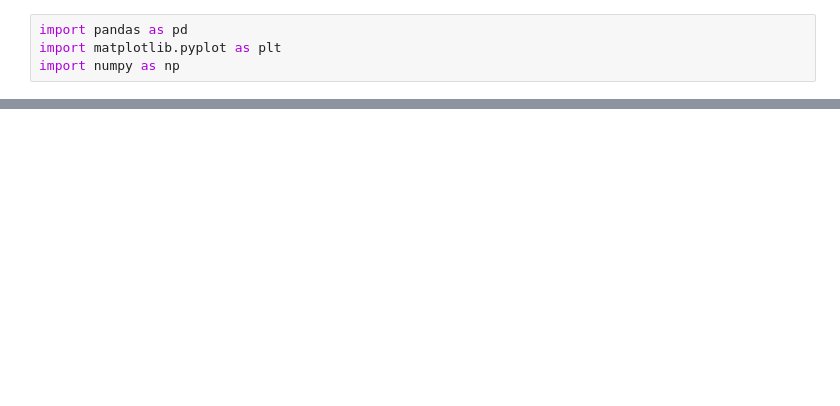
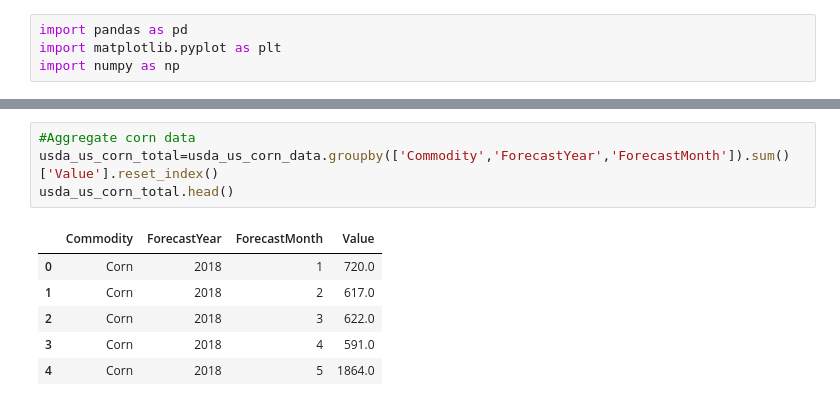
Before and after one commit to ajoyg/covid19_food_prod_impact, a Jupyter notebook: food_production_analysis/UDSA_Analysis.ipynb, the cells around one changed output, grey strips where cells are left out. Drawn from its saved outputs; the diff is of its cells as text; blank space fills up the shorter version.

```diff
--- a/food_production_analysis/UDSA_Analysis.ipynb
+++ b/food_production_analysis/UDSA_Analysis.ipynb
@@ -309,0 +103,11 @@ plt.savefig("output/total_poultry_production.png")
+# %%
+#Aggregate corn data
+usda_us_corn_total=usda_us_corn_data.groupby(['Commodity','ForecastYear','ForecastMonth']).sum()['Value'].reset_index()
+usda_us_corn_total.head()
+# %% [output]
+|  | Commodity | ForecastYear | ForecastMonth | Value |
+| 0 | Corn | 2018 | 1 | 720.0 |
+| 1 | Corn | 2018 | 2 | 617.0 |
+| 2 | Corn | 2018 | 3 | 622.0 |
+| 3 | Corn | 2018 | 4 | 591.0 |
+| 4 | Corn | 2018 | 5 | 1864.0 |
```
Also changed, not shown: parts of 39 cells of this notebook, 10 other files.
